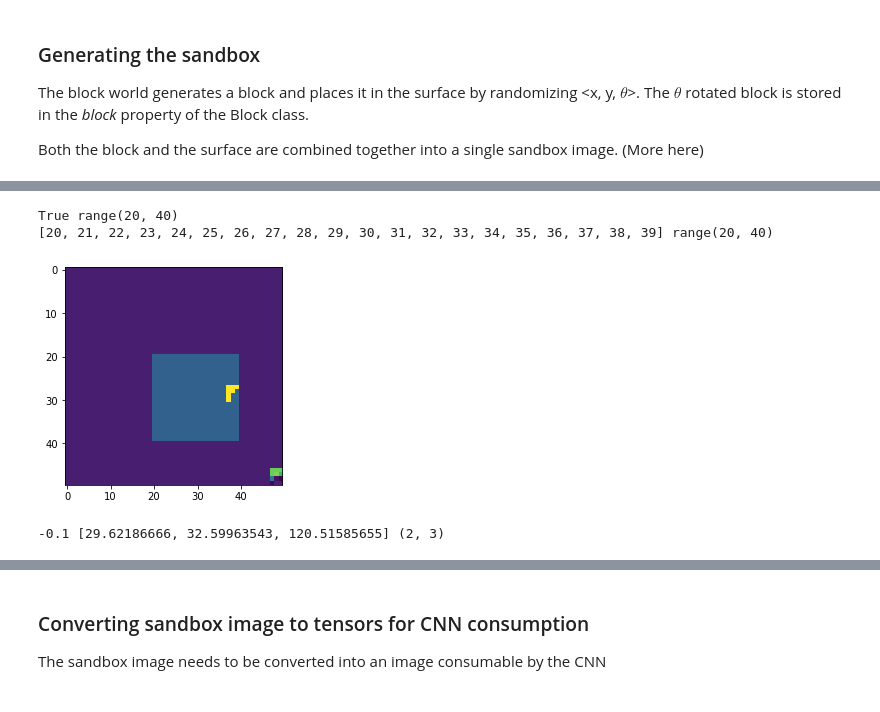
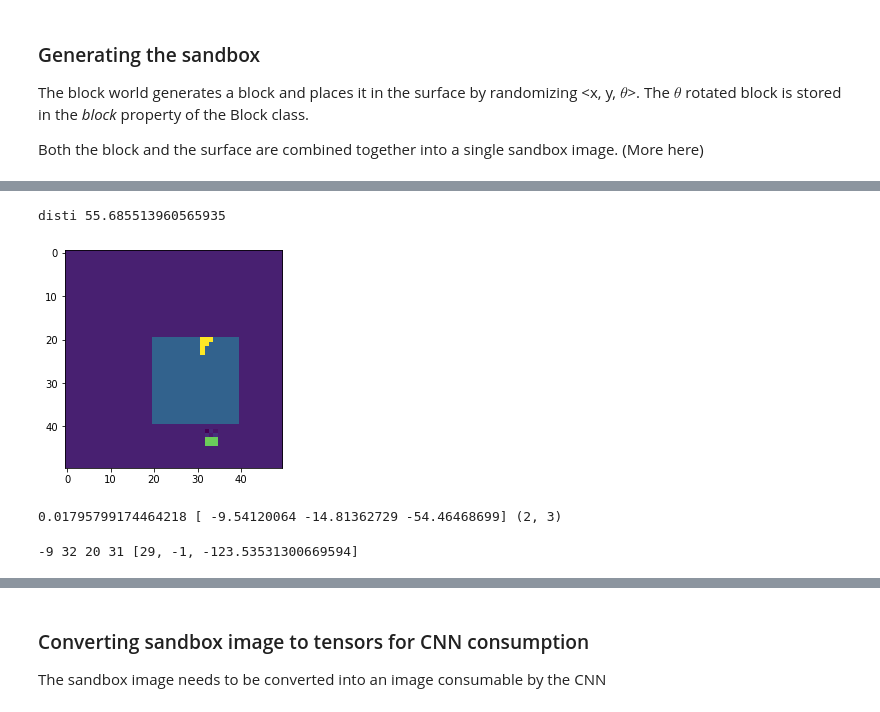
Before and after one commit to thoughtworks/PandoraRL, a Jupyter notebook: rlvs/block-placement.ipynb, the cells around one changed output, grey strips where cells are left out. Cells and saved outputs as stored; diff of their text form; code cells hidden in the pictures.

```diff
--- a/rlvs/block-placement.ipynb
+++ b/rlvs/block-placement.ipynb
@@ -33,18 +33,16 @@ print(env.block.rotate_angle, env.block.shift_x, env.block.shift_y)
-# %%
-surface_x = range(env.block.surface_index * env.block.surface_width, ( env.block.surface_index + 1 ) * env.block.surface_width)
-surface_y = range(env.block.surface_index * env.block.surface_height, ( env.block.surface_index + 1 ) * env.block.surface_height)
-print(round(29.62186666) in surface_x, surface_y)
-print(list(surface_x), surface_y)
-# %% [output]
-True range(20, 40)
-[20, 21, 22, 23, 24, 25, 26, 27, 28, 29, 30, 31, 32, 33, 34, 35, 36, 37, 38, 39] range(20, 40)
 # %%
 xx = env.action_space.sample()
-xx = [ 29.62186666, 32.59963543, 120.51585655]
+env.block.block_x
 state, reward, t = env.step(xx)
 plt.imshow(env.block.sandbox)
 plt.show()
 print(reward, xx, env.action_space.action_bounds.shape)
 # %% [output]
+disti 55.685513960565935
-[figure, old version]
+[figure, new version]
--0.1 [29.62186666, 32.59963543, 120.51585655] (2, 3)
+0.01795799174464218 [ -9.54120064 -14.81362729 -54.46468699] (2, 3)
+# %%
+block = env.block
+print(env.block.block_x, env.block.block_y, block.shift_x, block.shift_y, [block.shift_x- block.block_x, block.shift_y - block.block_y, block.rotate_angle])
+# %% [output]
+-9 32 20 31 [29, -1, -123.53531300669594]
```
Also changed, not shown: parts of 7 cells of this notebook, 2 other files.
